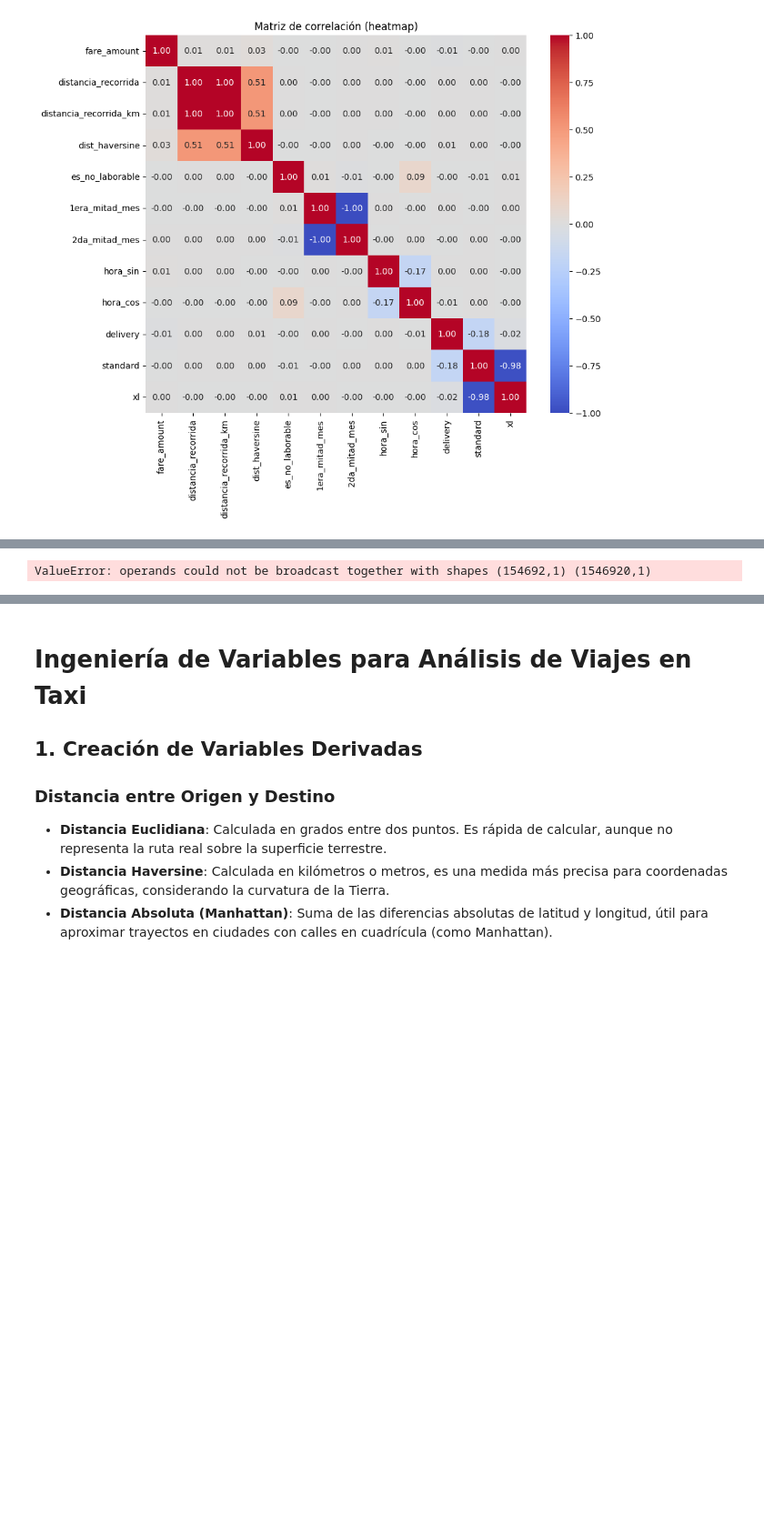
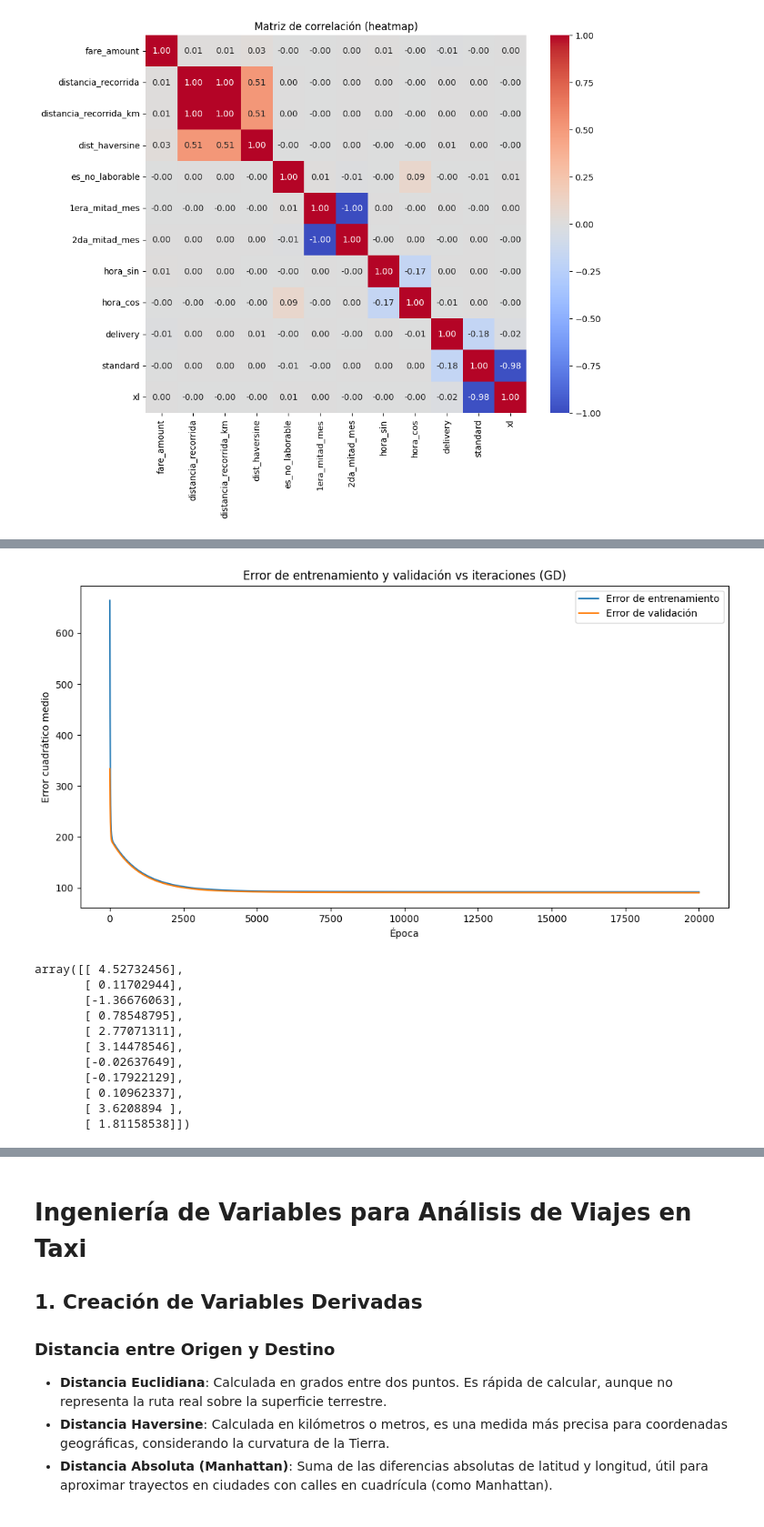
Before and after one commit to FedeZ2008/AA1-TUIA-2025C2-LEON-ZIMMER, a Jupyter notebook: TP1_Regresion.ipynb, the cells around one changed output, grey strips where cells are left out. Shown at 91% size. Drawn from its saved outputs; the diff is of its cells as text; code cells hidden in the pictures; blank space fills up the shorter version.

```diff
--- a/TP1_Regresion.ipynb
+++ b/TP1_Regresion.ipynb
@@ -628,15 +628,26 @@ def mini_batch_gradient_descent(X_train, y_train, X_test, y_test, lr=0.01, epoch
     return W
 # %%
 # Ejemplo de reshape para cada conjunto de datos, útil si solo usás una variable predictora (columna)
-X_km_train_rs = X_km_train.values.reshape(-1, 1)
+X_km_train_rs = X_km_train
 y_train_rs = y_train.values.reshape(-1, 1)
-X_km_test_rs = X_km_test.values.reshape(-1, 1)
+X_km_test_rs = X_km_test
 y_test_rs = y_test.values.reshape(-1, 1)
 
-X_hav_train_rs = X_hav_train.values.reshape(-1, 1)
-X_hav_test_rs = X_hav_test.values.reshape(-1, 1)
+X_hav_train_rs = X_hav_train
+X_hav_test_rs = X_hav_test
 # %%
-gradient_descent(X_km_train_rs, y_train_rs, X_km_test_rs, y_test_rs, lr=0.01, epochs=100)
+gradient_descent(X_km_train_rs, y_train_rs, X_km_test_rs, y_test_rs, lr=0.0001, epochs=20000)
 # %% [output]
+[figure, added]
-ValueError: operands could not be broadcast together with shapes (154692,1) (1546920,1)
+array([[ 4.52732456],
+       [ 0.11702944],
+       [-1.36676063],
+       [ 0.78548795],
+       [ 2.77071311],
+       [ 3.14478546],
+       [-0.02637649],
+       [-0.17922129],
+       [ 0.10962337],
+       [ 3.6208894 ],
+       [ 1.81158538]])
 # %%
```
Also changed, not shown: parts of 6 cells of this notebook.
